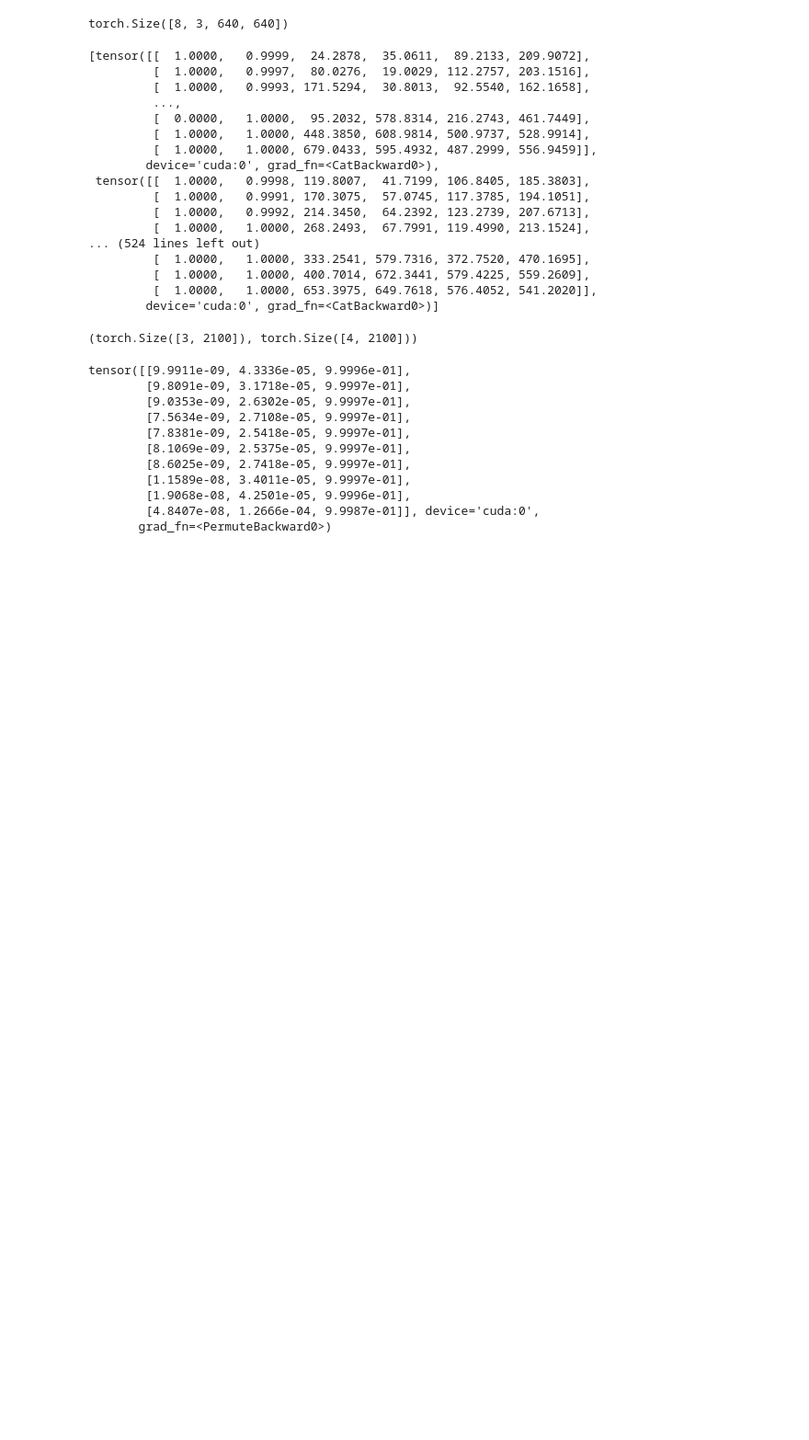
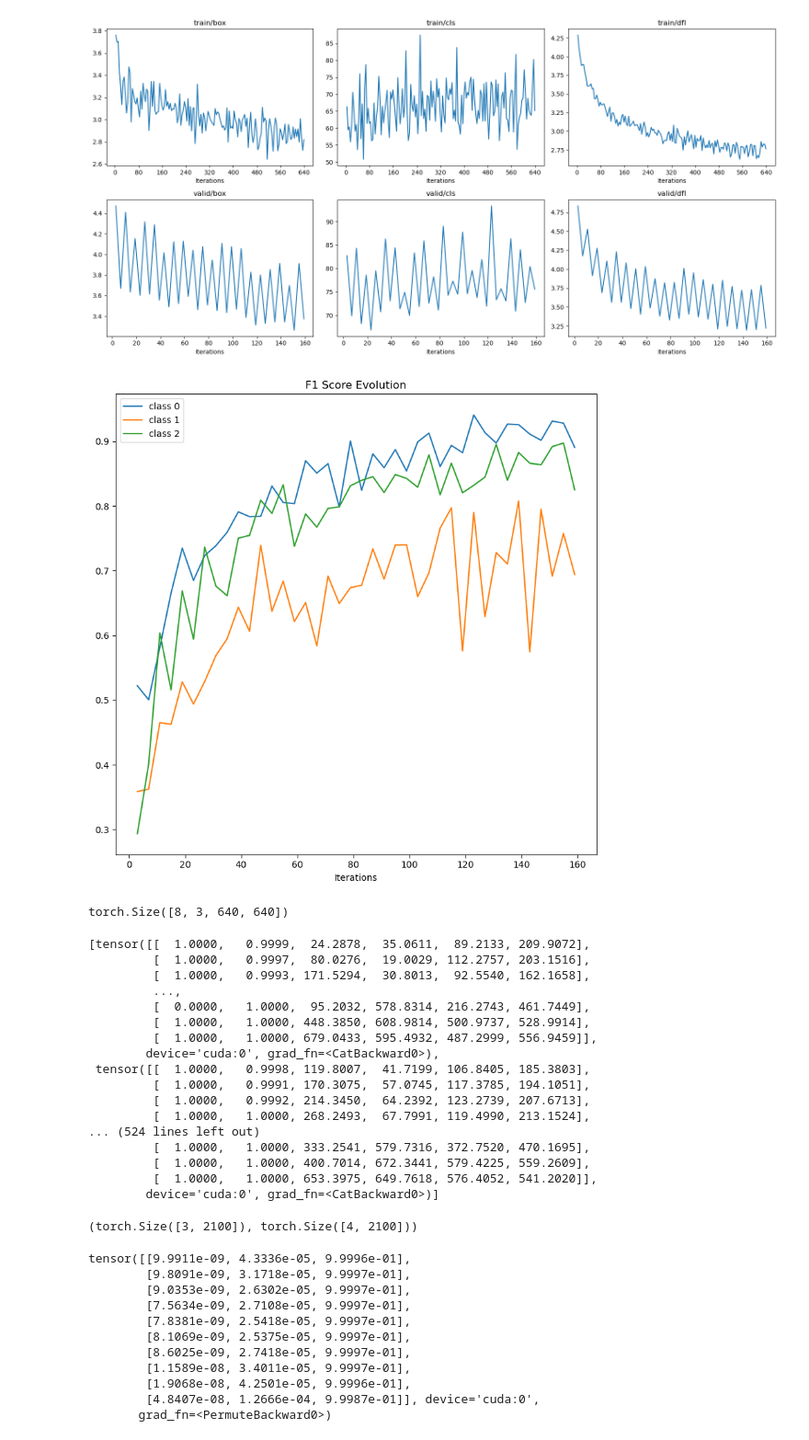
Before and after one commit to shaunnope/dl-fall-detection, a Jupyter notebook: dl-fall-detection/train.ipynb, the cells around one changed output. Shown: that part at 92% size. Drawn from its saved outputs; the diff is of its cells as text; code cells hidden in the pictures; blank space fills up the shorter version.

```diff
--- a/dl-fall-detection/train.ipynb
+++ b/dl-fall-detection/train.ipynb
@@ -33,3 +82,41 @@ with torch.device(device):
+# %%
+aug_res = {
+    "train": {},
+    "valid": {},
+    "test": res["test"]
+}
+aug_res["train"]["box"] = []
+aug_res["train"]["cls"] = []
+aug_res["train"]["dfl"] = []
+aug_res["train"]["iter"] = []
+for i, r in enumerate(res["train"]["iter"]):
+    if (r % 32) % 4 != 3:
+        continue
+    aug_res["train"]["iter"].append(r)
+    aug_res["train"]["box"].append(res["train"]["box"][i])
+    aug_res["train"]["cls"].append(res["train"]["cls"][i])
+    aug_res["train"]["dfl"].append(res["train"]["dfl"][i])
+
+aug_res["valid"]["box"] = []
+aug_res["valid"]["cls"] = []
+aug_res["valid"]["dfl"] = []
+aug_res["valid"]["iter"] = []
+aug_res["valid"]["f1"] = []
+prev = 0
+for i, r in enumerate(res["valid"]["iter"]):
+    if r == prev:
+        continue
+    prev = r
+    aug_res["valid"]["iter"].append(r)
+    aug_res["valid"]["box"].append(res["valid"]["box"][i])
+    aug_res["valid"]["cls"].append(res["valid"]["cls"][i])
+    aug_res["valid"]["dfl"].append(res["valid"]["dfl"][i])
+    aug_res["valid"]["f1"].append(res["valid"]["f1"][i])
+# %%
+plot_losses(aug_res)
+# %% [output]
+[figure, added]
+[figure, added]
 # %%
 # torch.save(model.state_dict(), 'model_sigmoid_e14_last.pt')
 # %%
```
Also changed, not shown: parts of 6 cells of this notebook, 5 other files.
